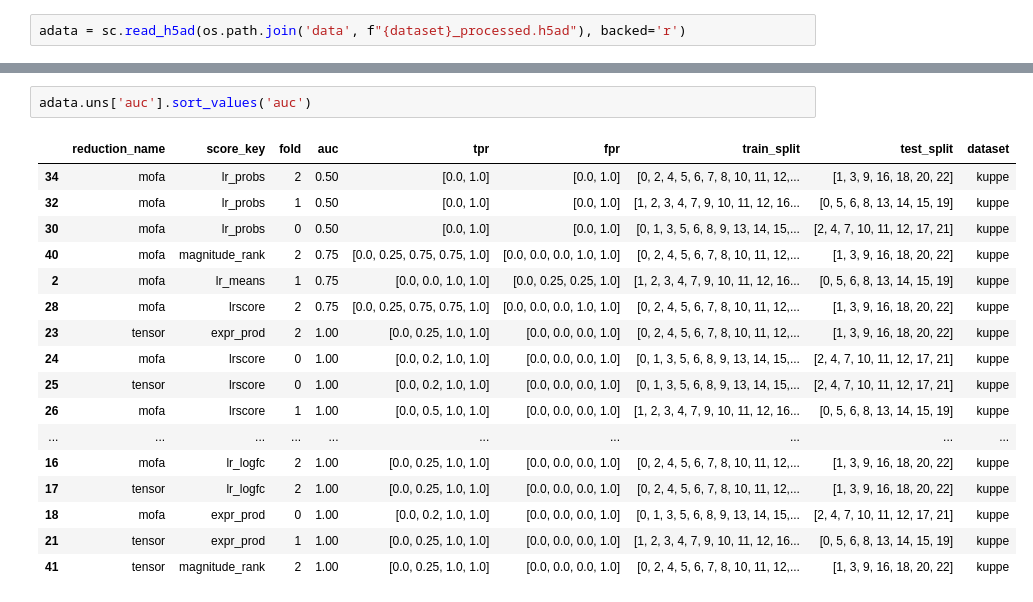
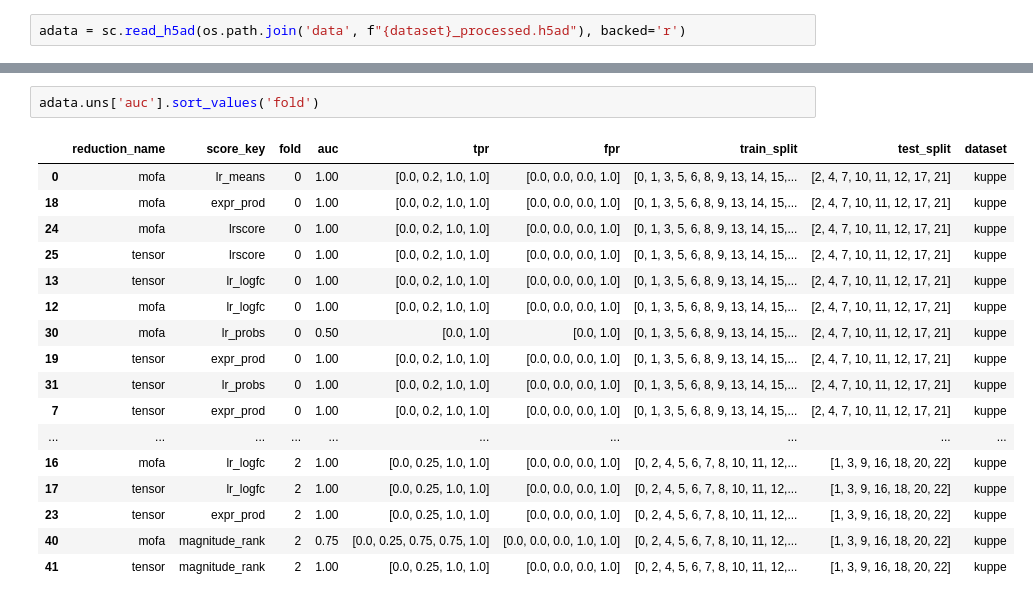
Before and after one commit to saezlab/lianaplus_manuscript, a Jupyter notebook: notebooks/classification/1.Process_KuppeEtAl.ipynb, the cells around one changed output, grey strips where cells are left out. Drawn from its saved outputs; the diff is of its cells as text.

```diff
--- a/notebooks/classification/1.Process_KuppeEtAl.ipynb
+++ b/notebooks/classification/1.Process_KuppeEtAl.ipynb
@@ -220,22 +222,22 @@ Saving model in /tmp/mofa_20230421-230958.hdf5...
 Saved MOFA embeddings in .obsm['X_mofa'] slot and their loadings in .varm['LFs'].
 ... (3 outputs left out)
 # %%
-adata.uns['auc'].sort_values('auc')
+adata.uns['auc'].sort_values('fold')
 # %% [output]
 |  | reduction_name | score_key | fold | auc | tpr | fpr | train_split | test_split | dataset |
-| 34 | mofa | lr_probs | 2 | 0.50 | [0.0, 1.0] | [0.0, 1.0] | [0, 2, 4, 5, 6, 7, 8, 10, 11, 12,... | [1, 3, 9, 16, 18, 20, 22] | kuppe |
-| 32 | mofa | lr_probs | 1 | 0.50 | [0.0, 1.0] | [0.0, 1.0] | [1, 2, 3, 4, 7, 9, 10, 11, 12, 16... | [0, 5, 6, 8, 13, 14, 15, 19] | kuppe |
-| 30 | mofa | lr_probs | 0 | 0.50 | [0.0, 1.0] | [0.0, 1.0] | [0, 1, 3, 5, 6, 8, 9, 13, 14, 15,... | [2, 4, 7, 10, 11, 12, 17, 21] | kuppe |
-| 40 | mofa | magnitude_rank | 2 | 0.75 | [0.0, 0.25, 0.75, 0.75, 1.0] | [0.0, 0.0, 0.0, 1.0, 1.0] | [0, 2, 4, 5, 6, 7, 8, 10, 11, 12,... | [1, 3, 9, 16, 18, 20, 22] | kuppe |
-| 2 | mofa | lr_means | 1 | 0.75 | [0.0, 0.0, 1.0, 1.0] | [0.0, 0.25, 0.25, 1.0] | [1, 2, 3, 4, 7, 9, 10, 11, 12, 16... | [0, 5, 6, 8, 13, 14, 15, 19] | kuppe |
-| 28 | mofa | lrscore | 2 | 0.75 | [0.0, 0.25, 0.75, 0.75, 1.0] | [0.0, 0.0, 0.0, 1.0, 1.0] | [0, 2, 4, 5, 6, 7, 8, 10, 11, 12,... | [1, 3, 9, 16, 18, 20, 22] | kuppe |
-| 23 | tensor | expr_prod | 2 | 1.00 | [0.0, 0.25, 1.0, 1.0] | [0.0, 0.0, 0.0, 1.0] | [0, 2, 4, 5, 6, 7, 8, 10, 11, 12,... | [1, 3, 9, 16, 18, 20, 22] | kuppe |
+| 0 | mofa | lr_means | 0 | 1.00 | [0.0, 0.2, 1.0, 1.0] | [0.0, 0.0, 0.0, 1.0] | [0, 1, 3, 5, 6, 8, 9, 13, 14, 15,... | [2, 4, 7, 10, 11, 12, 17, 21] | kuppe |
+| 18 | mofa | expr_prod | 0 | 1.00 | [0.0, 0.2, 1.0, 1.0] | [0.0, 0.0, 0.0, 1.0] | [0, 1, 3, 5, 6, 8, 9, 13, 14, 15,... | [2, 4, 7, 10, 11, 12, 17, 21] | kuppe |
 | 24 | mofa | lrscore | 0 | 1.00 | [0.0, 0.2, 1.0, 1.0] | [0.0, 0.0, 0.0, 1.0] | [0, 1, 3, 5, 6, 8, 9, 13, 14, 15,... | [2, 4, 7, 10, 11, 12, 17, 21] | kuppe |
 | 25 | tensor | lrscore | 0 | 1.00 | [0.0, 0.2, 1.0, 1.0] | [0.0, 0.0, 0.0, 1.0] | [0, 1, 3, 5, 6, 8, 9, 13, 14, 15,... | [2, 4, 7, 10, 11, 12, 17, 21] | kuppe |
-| 26 | mofa | lrscore | 1 | 1.00 | [0.0, 0.5, 1.0, 1.0] | [0.0, 0.0, 0.0, 1.0] | [1, 2, 3, 4, 7, 9, 10, 11, 12, 16... | [0, 5, 6, 8, 13, 14, 15, 19] | kuppe |
+| 13 | tensor | lr_logfc | 0 | 1.00 | [0.0, 0.2, 1.0, 1.0] | [0.0, 0.0, 0.0, 1.0] | [0, 1, 3, 5, 6, 8, 9, 13, 14, 15,... | [2, 4, 7, 10, 11, 12, 17, 21] | kuppe |
+| 12 | mofa | lr_logfc | 0 | 1.00 | [0.0, 0.2, 1.0, 1.0] | [0.0, 0.0, 0.0, 1.0] | [0, 1, 3, 5, 6, 8, 9, 13, 14, 15,... | [2, 4, 7, 10, 11, 12, 17, 21] | kuppe |
+| 30 | mofa | lr_probs | 0 | 0.50 | [0.0, 1.0] | [0.0, 1.0] | [0, 1, 3, 5, 6, 8, 9, 13, 14, 15,... | [2, 4, 7, 10, 11, 12, 17, 21] | kuppe |
+| 19 | tensor | expr_prod | 0 | 1.00 | [0.0, 0.2, 1.0, 1.0] | [0.0, 0.0, 0.0, 1.0] | [0, 1, 3, 5, 6, 8, 9, 13, 14, 15,... | [2, 4, 7, 10, 11, 12, 17, 21] | kuppe |
+| 31 | tensor | lr_probs | 0 | 1.00 | [0.0, 0.2, 1.0, 1.0] | [0.0, 0.0, 0.0, 1.0] | [0, 1, 3, 5, 6, 8, 9, 13, 14, 15,... | [2, 4, 7, 10, 11, 12, 17, 21] | kuppe |
+| 7 | tensor | expr_prod | 0 | 1.00 | [0.0, 0.2, 1.0, 1.0] | [0.0, 0.0, 0.0, 1.0] | [0, 1, 3, 5, 6, 8, 9, 13, 14, 15,... | [2, 4, 7, 10, 11, 12, 17, 21] | kuppe |
 | ... | ... | ... | ... | ... | ... | ... | ... | ... | ... |
 | 16 | mofa | lr_logfc | 2 | 1.00 | [0.0, 0.25, 1.0, 1.0] | [0.0, 0.0, 0.0, 1.0] | [0, 2, 4, 5, 6, 7, 8, 10, 11, 12,... | [1, 3, 9, 16, 18, 20, 22] | kuppe |
 | 17 | tensor | lr_logfc | 2 | 1.00 | [0.0, 0.25, 1.0, 1.0] | [0.0, 0.0, 0.0, 1.0] | [0, 2, 4, 5, 6, 7, 8, 10, 11, 12,... | [1, 3, 9, 16, 18, 20, 22] | kuppe |
-| 18 | mofa | expr_prod | 0 | 1.00 | [0.0, 0.2, 1.0, 1.0] | [0.0, 0.0, 0.0, 1.0] | [0, 1, 3, 5, 6, 8, 9, 13, 14, 15,... | [2, 4, 7, 10, 11, 12, 17, 21] | kuppe |
-| 21 | tensor | expr_prod | 1 | 1.00 | [0.0, 0.25, 1.0, 1.0] | [0.0, 0.0, 0.0, 1.0] | [1, 2, 3, 4, 7, 9, 10, 11, 12, 16... | [0, 5, 6, 8, 13, 14, 15, 19] | kuppe |
+| 23 | tensor | expr_prod | 2 | 1.00 | [0.0, 0.25, 1.0, 1.0] | [0.0, 0.0, 0.0, 1.0] | [0, 2, 4, 5, 6, 7, 8, 10, 11, 12,... | [1, 3, 9, 16, 18, 20, 22] | kuppe |
+| 40 | mofa | magnitude_rank | 2 | 0.75 | [0.0, 0.25, 0.75, 0.75, 1.0] | [0.0, 0.0, 0.0, 1.0, 1.0] | [0, 2, 4, 5, 6, 7, 8, 10, 11, 12,... | [1, 3, 9, 16, 18, 20, 22] | kuppe |
 | 41 | tensor | magnitude_rank | 2 | 1.00 | [0.0, 0.25, 1.0, 1.0] | [0.0, 0.0, 0.0, 1.0] | [0, 2, 4, 5, 6, 7, 8, 10, 11, 12,... | [1, 3, 9, 16, 18, 20, 22] | kuppe |
```
Also changed, not shown: parts of 2 cells of this notebook, 3 other files.
